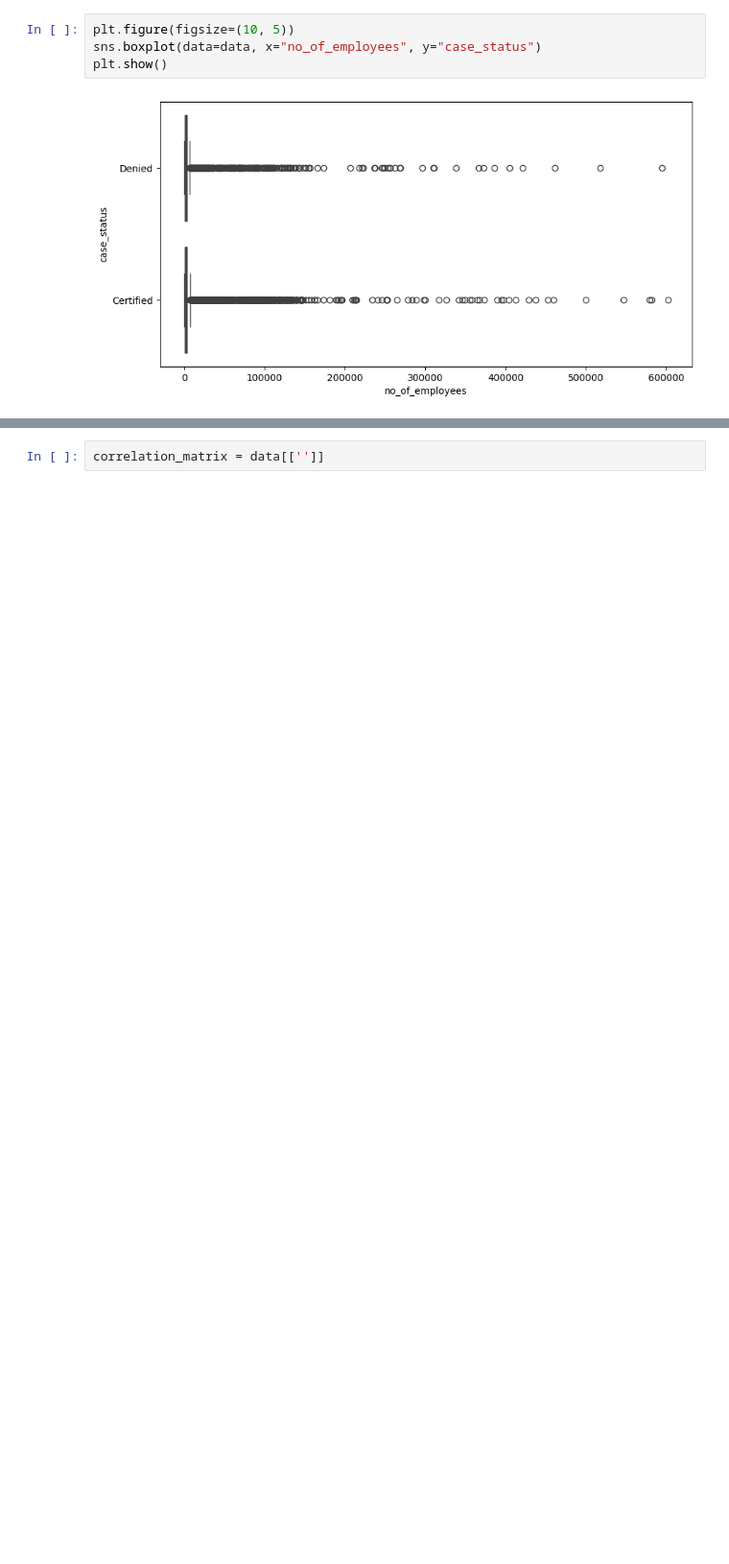
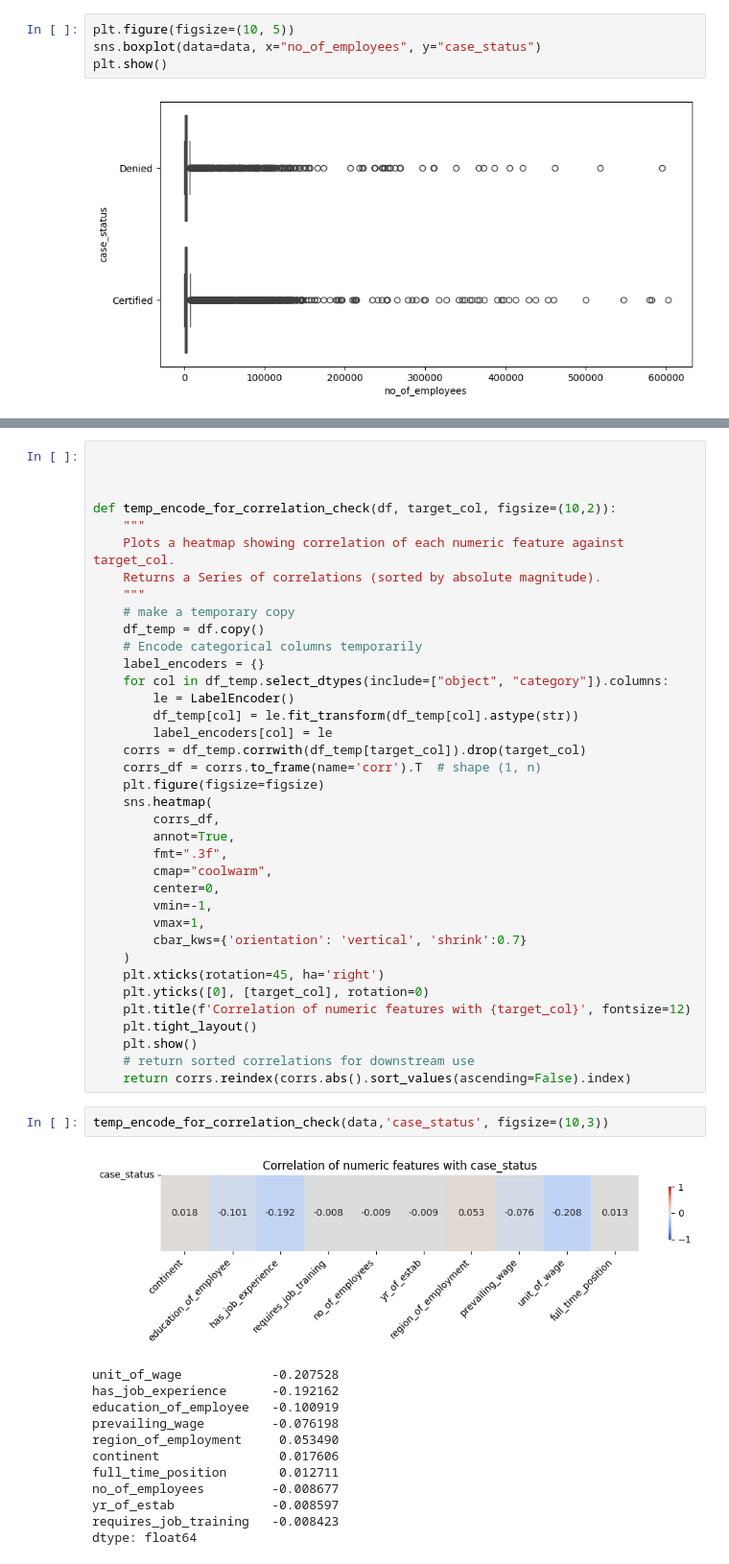
Before and after one commit to ADEOYE-MARY25/My_Task, a Jupyter notebook: week_12/EDA_on_Visa_dataset.ipynb, the cells around one changed output, grey strips where cells are left out. Shown at 96% size. Cells and saved outputs as stored; diff of their text form; blank space fills up the shorter version.

```diff
--- a/week_12/EDA_on_Visa_dataset.ipynb
+++ b/week_12/EDA_on_Visa_dataset.ipynb
@@ -505,2 +582,52 @@ data.to_csv("cleaned_Visa_dataset.csv", index=False)
-# %%
-correlation_matrix = data[['']]
+# %%
+
+
+
+def temp_encode_for_correlation_check(df, target_col, figsize=(10,2)):
+    """
+    Plots a heatmap showing correlation of each numeric feature against target_col.
+    Returns a Series of correlations (sorted by absolute magnitude).
+    """
+    # make a temporary copy
+    df_temp = df.copy()
+    # Encode categorical columns temporarily
+    label_encoders = {}
+    for col in df_temp.select_dtypes(include=["object", "category"]).columns:
+        le = LabelEncoder()
+        df_temp[col] = le.fit_transform(df_temp[col].astype(str))
+        label_encoders[col] = le
+    corrs = df_temp.corrwith(df_temp[target_col]).drop(target_col)
+    corrs_df = corrs.to_frame(name='corr').T  # shape (1, n)
+    plt.figure(figsize=figsize)
+    sns.heatmap(
+        corrs_df,
+        annot=True,
+        fmt=".3f",
+        cmap="coolwarm",
+        center=0,
+        vmin=-1,
+        vmax=1,
+        cbar_kws={'orientation': 'vertical', 'shrink':0.7}
+    )
+    plt.xticks(rotation=45, ha='right')
+    plt.yticks([0], [target_col], rotation=0)
+    plt.title(f'Correlation of numeric features with {target_col}', fontsize=12)
+    plt.tight_layout()
+    plt.show()
+    # return sorted correlations for downstream use
+    return corrs.reindex(corrs.abs().sort_values(ascending=False).index)
+# %%
+temp_encode_for_correlation_check(data,'case_status', figsize=(10,3))
+# %% [output]
+[figure, added]
+unit_of_wage            -0.207528
+has_job_experience      -0.192162
+education_of_employee   -0.100919
+prevailing_wage         -0.076198
+region_of_employment     0.053490
+continent                0.017606
+full_time_position       0.012711
+no_of_employees         -0.008677
+yr_of_estab             -0.008597
+requires_job_training   -0.008423
+dtype: float64
```
Also changed, not shown: parts of 5 cells of this notebook, 2 other files.
